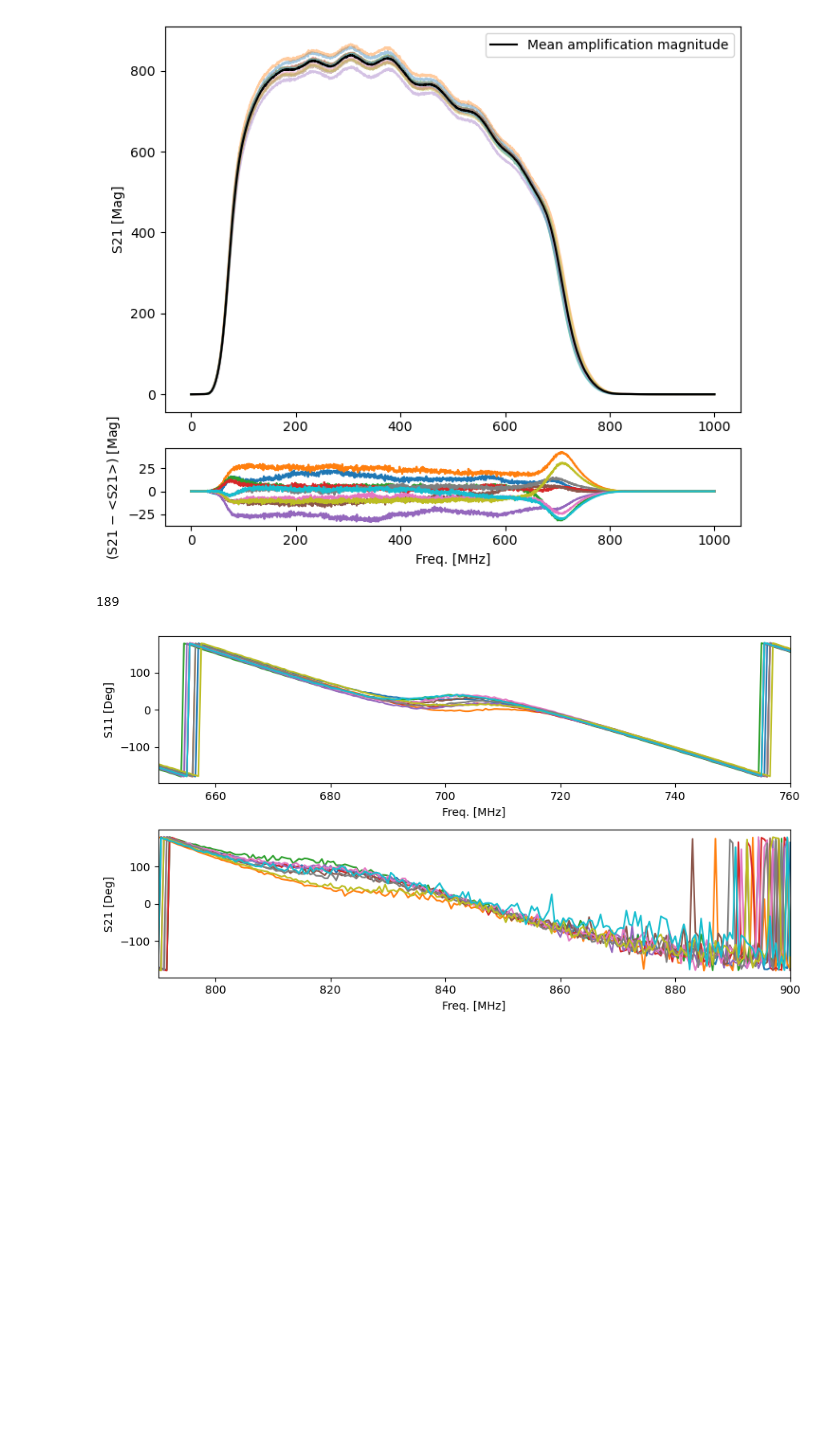
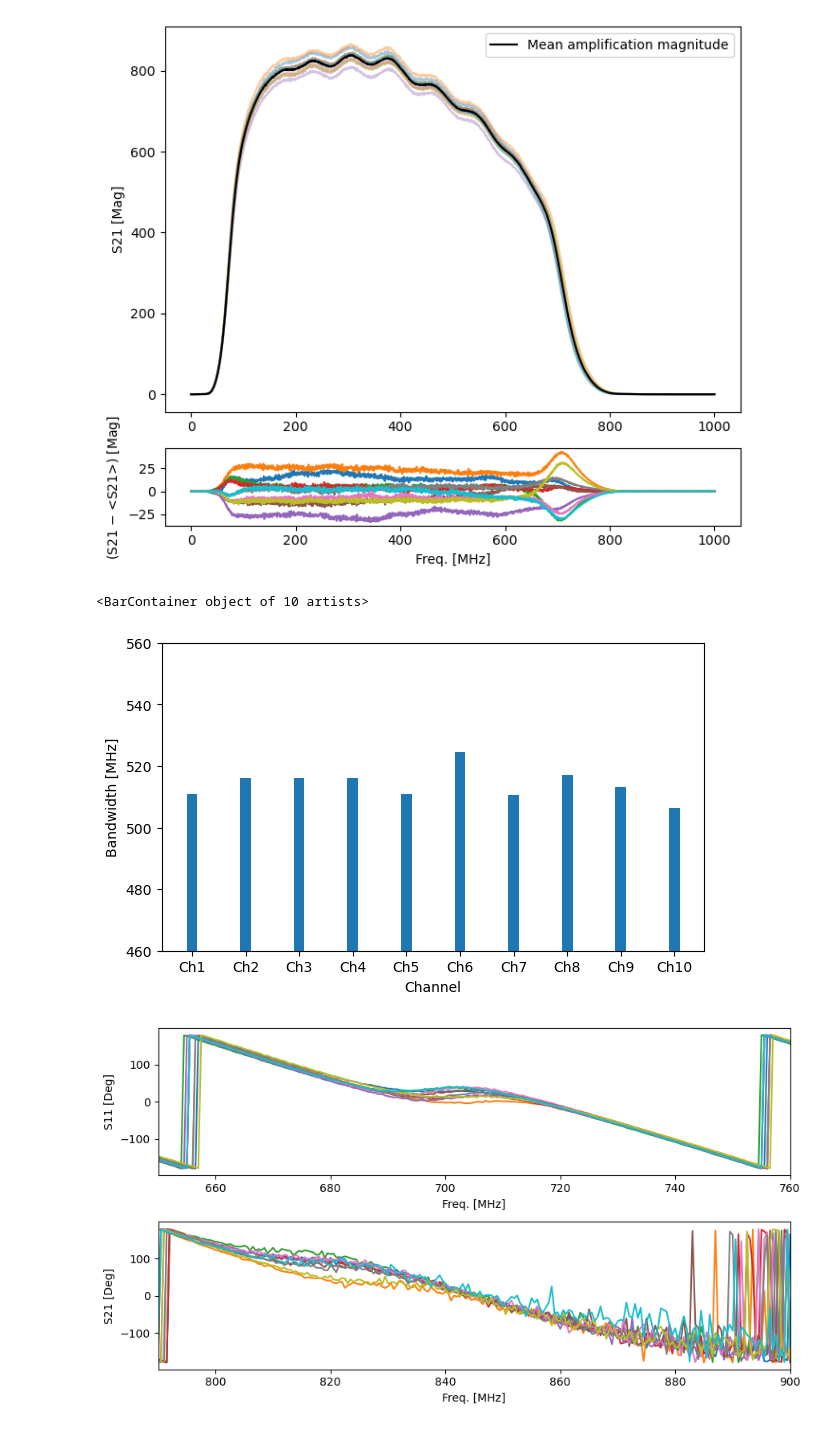
Before and after one commit to MMWeigelt/phd_app_exercise, a Jupyter notebook: my_amp_figures.ipynb, the cells around one changed output. Cells and saved outputs as stored; diff of their text form; code cells hidden in the pictures; blank space fills up the shorter version.

```diff
--- a/my_amp_figures.ipynb
+++ b/my_amp_figures.ipynb
@@ -72,15 +74,36 @@ for i in range(len(diff_to_mean)):
 fig.tight_layout()
 # %% [output]
 [figure]
-# %%
-# Bandwidth
-
-# Cutoff frequencies at 1/sqrt(2) of maximum
-cutoff_mags = []
-for i in range(len(data)):
-    theo_cutoff_mags = 1/np.sqrt(2) * max(data[i]['S21MAG'])
-    cutoff_mags.append(min(data[i]['S21MAG'], key=lambda x:abs(x-theo_cutoff_mags)))
-# %%
-np.where(data[0]['S21MAG'] == cutoff_mags[0])[0][0]
-# %% [output]
-189
+# %%
+# Bandwidths
+
+# Cutoff frequencies at 1/sqrt(2) of maximum
+cutoff_mags = []
+for i in range(len(data)):
+    theo_cutoff_mag = 1/np.sqrt(2) * max(data[i]['S21MAG'])
+    data_left = [data[i]['S21MAG'][j] for j in range(1000)]
+    data_right = [data[i]['S21MAG'][j] for j in range(1000, 2001)]
+    cutoff_mag_left = min(data_left, key=lambda x:abs(x-theo_cutoff_mag))
+    cutoff_mag_right = min(data_right, key=lambda x:abs(x-theo_cutoff_mag))
+    cutoff_mags.append([cutoff_mag_left, cutoff_mag_right])
+
+bandwidths = [] # MHz
+for i in range(len(data)):
+    cutoff_index_left = np.where(data[i]['S21MAG'] == cutoff_mags[i][0])[0][0]
+    cutoff_index_right = np.where(data[i]['S21MAG'] == cutoff_mags[i][1])[0][0]
+
+    cutoff_freq_left = data[i]['FreqHz'][cutoff_index_left]
+    cutoff_freq_right = data[i]['FreqHz'][cutoff_index_right]
+
+    bandwidths.append((cutoff_freq_right - cutoff_freq_left)/1e6)
+# %%
+channels = ['Ch{}'.format(i) for i in range(1, 11)]
+
+fig, ax = plt.subplots(figsize=(7, 4))
+ax.set_xlabel('Channel')
+ax.set_ylabel('Bandwidth [MHz]')
+ax.set_ylim(ymin=460, ymax=560)
+ax.bar(channels, bandwidths, width=0.2)
+# %% [output]
+<BarContainer object of 10 artists>
+[figure, added]
```
Also changed, not shown: parts of 2 cells of this notebook.
